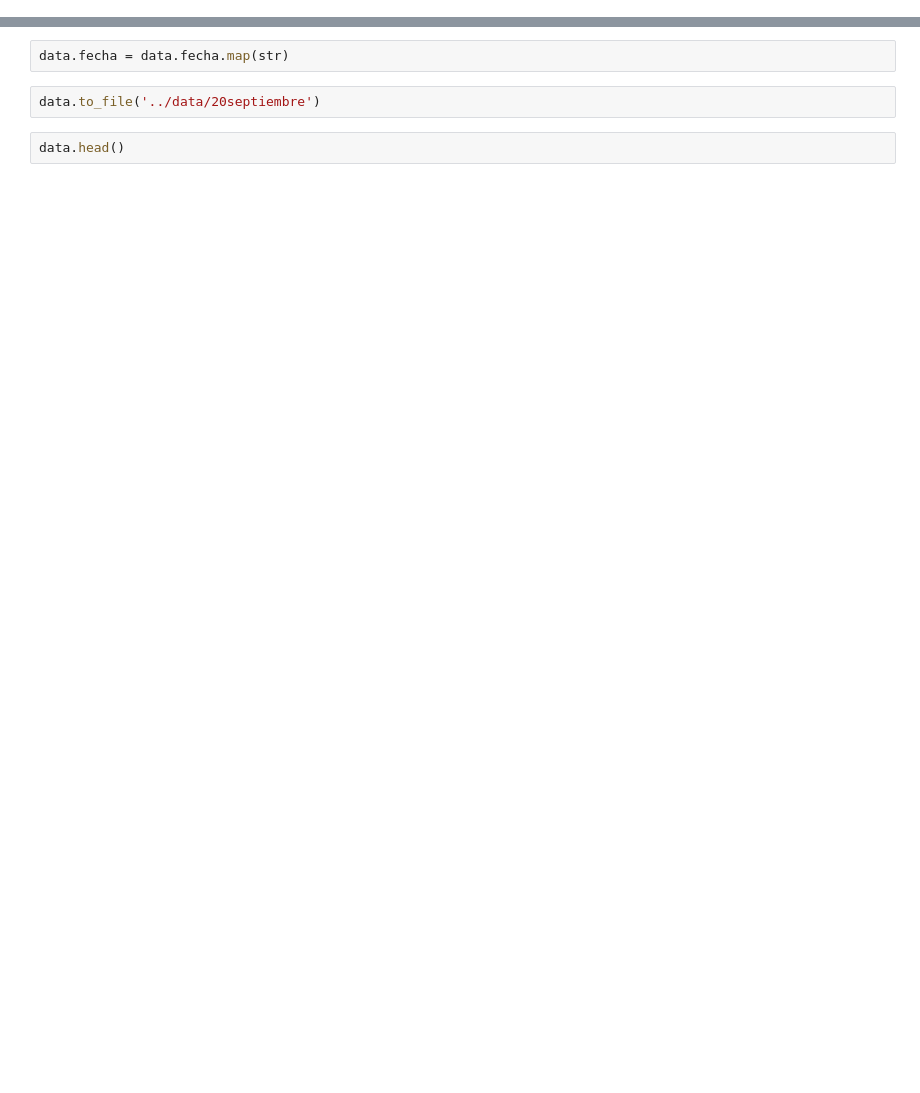
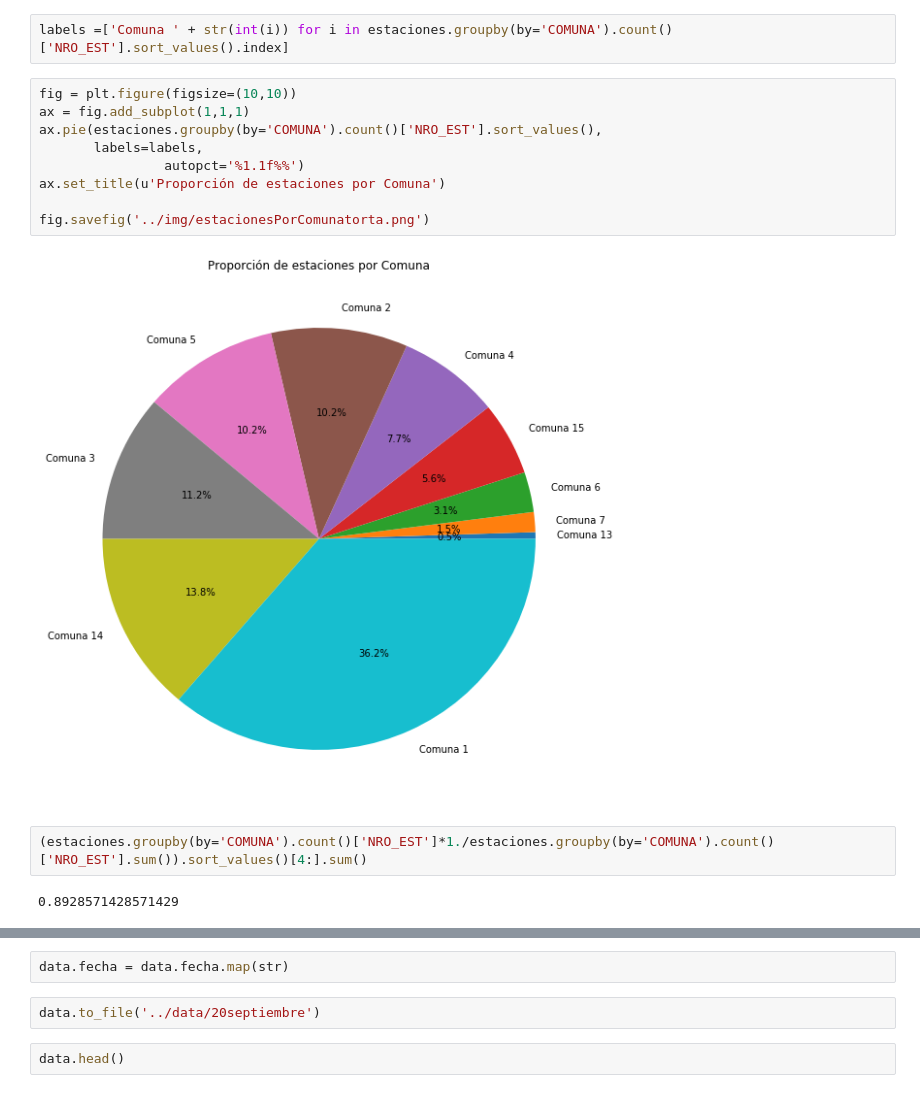
Before and after one commit to alephcero/ecobiciStations, a Jupyter notebook: src/analysis.ipynb, the cells around one changed output, grey strips where cells are left out. Cells and saved outputs as stored; diff of their text form; blank space fills up the shorter version.

```diff
--- a/src/analysis.ipynb
+++ b/src/analysis.ipynb
@@ -46,0 +54,17 @@ See the caveats in the documentation: http://pandas.pydata.org/pandas-docs/stabl
+# %%
+labels =['Comuna ' + str(int(i)) for i in estaciones.groupby(by='COMUNA').count()['NRO_EST'].sort_values().index]
+# %%
+fig = plt.figure(figsize=(10,10))
+ax = fig.add_subplot(1,1,1)
+ax.pie(estaciones.groupby(by='COMUNA').count()['NRO_EST'].sort_values(),
+       labels=labels,
+                autopct='%1.1f%%')
+ax.set_title(u'Proporción de estaciones por Comuna')
+
+fig.savefig('../img/estacionesPorComunatorta.png')
+# %% [output]
+[figure, added]
+# %%
+(estaciones.groupby(by='COMUNA').count()['NRO_EST']*1./estaciones.groupby(by='COMUNA').count()['NRO_EST'].sum()).sort_values()[4:].sum()
+# %% [output]
+0.8928571428571429
```
Also changed, not shown: parts of 18 cells of this notebook, 24 other files.
